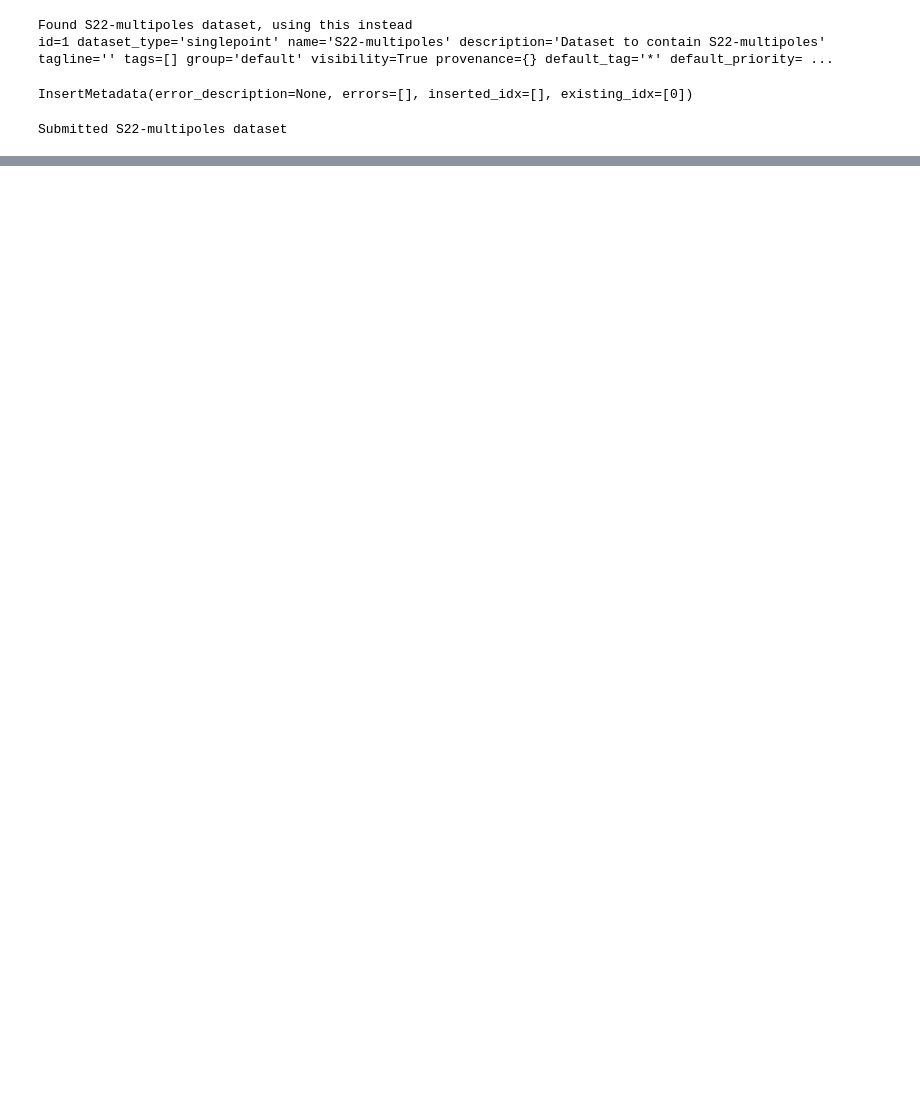
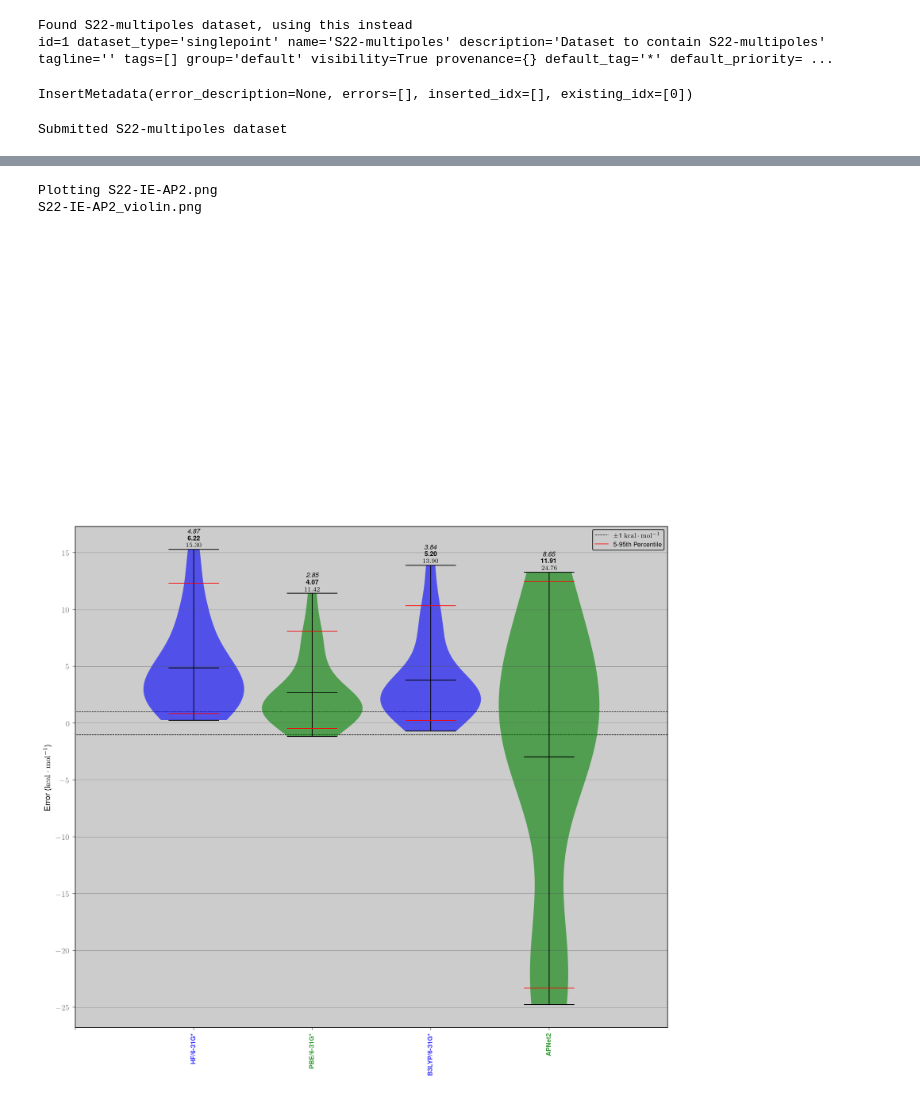
Before and after one commit to cyber-shuttle/psi4_interaction_energy_cybershuttle, a Jupyter notebook: demo.ipynb, the cells around one changed output, grey strips where cells are left out. Saved outputs shown, nothing was run; the diff lists cells and outputs as text; code cells hidden in the pictures; blank space fills up the shorter version.

Commit message:
transfer learning update

```diff
--- a/demo.ipynb
+++ b/demo.ipynb
@@ -609,0 +673,6 @@ S22-IE-AP2_violin.png
+# %%
+# Transfer Learning APNet2 model on computed QM data
+from apnet_pt.AtomPairwiseModels.apnet2 import APNet2Model
+
+ap2 = APNet2Model(dataset=ds).set_pretrained_model(model_id=0)
+print(ap2)
@@ -609,0 +683,9 @@ S22-IE-AP2_violin.png
+# %%
+print(ds)
+ap2.train(
+    n_epochs=50,
+    transfer_learning=True,
+    skip_compile=True,
+    model_path="apnet2_transfer_learning.pt",
+)
+print(ap2)
@@ -610,3 +710,27 @@ S22-IE-AP2_violin.png
+# %%
+# AP-Net2 IE
+apnet2_ies_predicted = ap2.predict_qcel_mols(
+    mols=df_hf_sto3g['qcel_molecule'].tolist(),
+)
+df_plot['APNet2'] = apnet2_ies_predicted[:, 0]
+df_plot['APNet2 error'] = (df_plot['APNet2'] - df_plot['reference']).astype(float)
+
+error_statistics.violin_plot(
+    df_plot,
+    df_labels_and_columns={
+        "HF/6-31G*": "HF/6-31G* error",
+        "PBE/6-31G*": "PBE/6-31G* error",
+        "B3LYP/6-31G*": "B3LYP/6-31G* error",
+        "APNet2": "APNet2 error",
+    },
+    output_filename="S22-IE-AP2.png",
+    figure_size=(4, 4),
+)
+# %% [output]
+Plotting S22-IE-AP2.png
+S22-IE-AP2_violin.png
+[figure, added]
+[figure, added]
 # %%
 # Be careful with this for it can corrupt running status...
 # !ps aux | grep qcfractal | awk '{ print $2 }' | xargs kill -9
```
Also changed, not shown: parts of 21 cells of this notebook, 6 other files.
